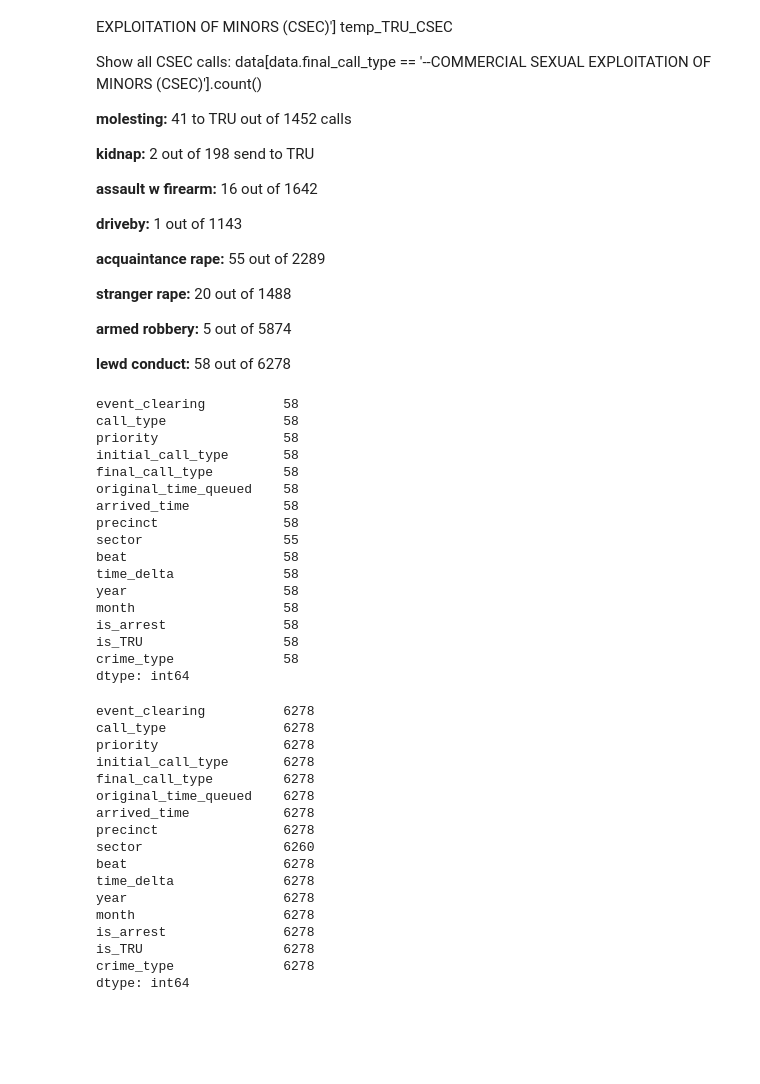
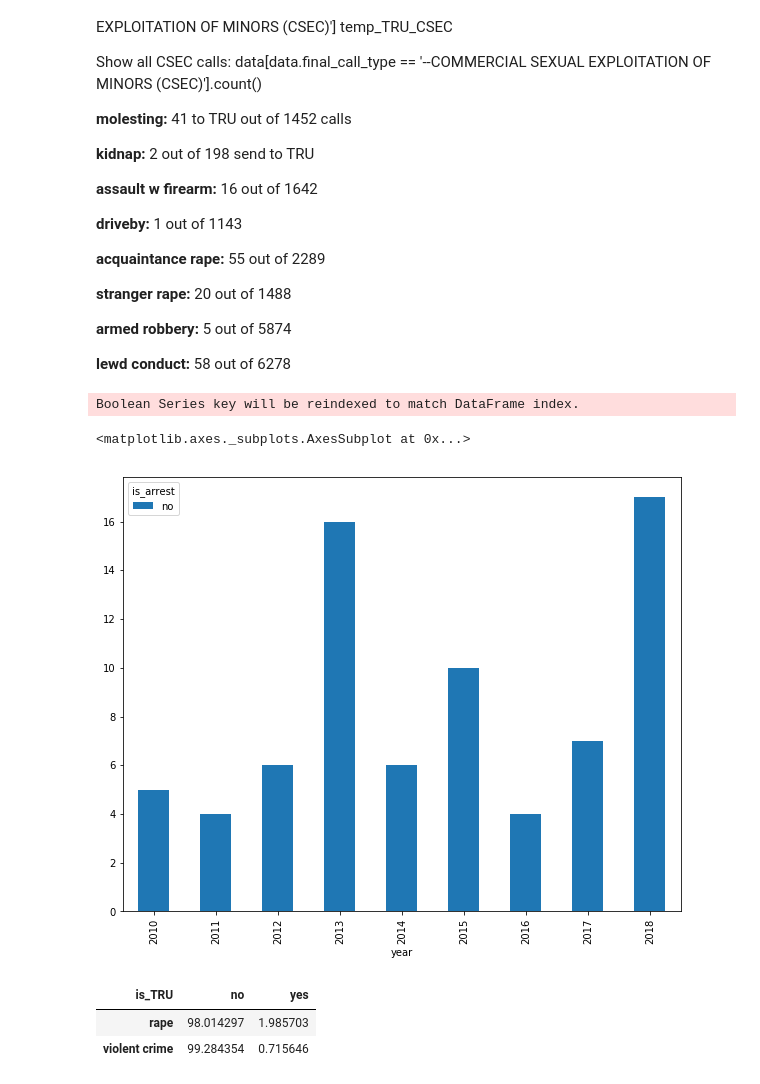
Before and after one commit to teacupwoozy/spd_notebook_archive, a Jupyter notebook: spd_notebook/2010-2018_sexcrimes_violentcrimes_percentages.ipynb, the cells around one changed output. Saved outputs shown, nothing was run; the diff lists cells and outputs as text; code cells hidden in the pictures; blank space fills up the shorter version.

```diff
--- a/spd_notebook/2010-2018_sexcrimes_violentcrimes_percentages.ipynb
+++ b/spd_notebook/2010-2018_sexcrimes_violentcrimes_percentages.ipynb
@@ -321,47 +368,14 @@ data[data.final_call_type == '--COMMERCIAL SEXUAL EXPLOITATION OF MINORS (CSEC)'
 
 **lewd conduct:**
 58 out of 6278
-# %%
-# Show that only 1 of the 52 CSEC calls were referred to TRU in 9 years.
-
-temp_TRU_df = data[data.is_TRU == 'yes']
-temp_TRU = temp_TRU_df[temp_TRU_df.final_call_type == '--SEX OFFENSES (NON-RAPE) - LEWD CONDUCT']
-temp_TRU.count()
-# %% [output]
-event_clearing          58
-call_type               58
-priority                58
-initial_call_type       58
-final_call_type         58
-original_time_queued    58
-arrived_time            58
-precinct                58
-sector                  55
-beat                    58
-time_delta              58
-year                    58
-month                   58
-is_arrest               58
-is_TRU                  58
-crime_type              58
-dtype: int64
-# %%
-data[data.final_call_type == '--SEX OFFENSES (NON-RAPE) - LEWD CONDUCT'].count()
-# %% [output]
-event_clearing          6278
-call_type               6278
-priority                6278
-initial_call_type       6278
-final_call_type         6278
-original_time_queued    6278
-arrived_time            6278
-precinct                6278
-sector                  6260
-beat                    6278
-time_delta              6278
-year                    6278
-month                   6278
-is_arrest               6278
-is_TRU                  6278
-crime_type              6278
-dtype: int64
+# %%
+# Show TRU rape calls by year
+
+temp_TRU_df = data[data.is_TRU == 'yes']
+temp_TRU_df = temp_TRU_df[data.crime_type == "rape"]
+
+temp_TRU_df.groupby('is_arrest').year.value_counts().unstack(0).plot.bar(stacked=False, figsize=(10,8))
+# %% [output]
+Boolean Series key will be reindexed to match DataFrame index.
+<matplotlib.axes._subplots.AxesSubplot at 0x...>
+[figure, added]
@@ -367,0 +384,12 @@ dtype: int64
+# %%
+# Create crosstab to view % TRU rape calls vs. TRU VC calls
+
+tru_calls_rape_vc = pd.crosstab(data.crime_type,data.is_TRU,
+                          normalize = 'index').rename_axis(None)
+tru_calls_rape_vc *= 100
+
+tru_calls_rape_vc
+# %% [output]
+| is_TRU | no | yes |
+| rape | 98.014297 | 1.985703 |
+| violent crime | 99.284354 | 0.715646 |
```
Also changed, not shown: parts of 12 cells of this notebook.
